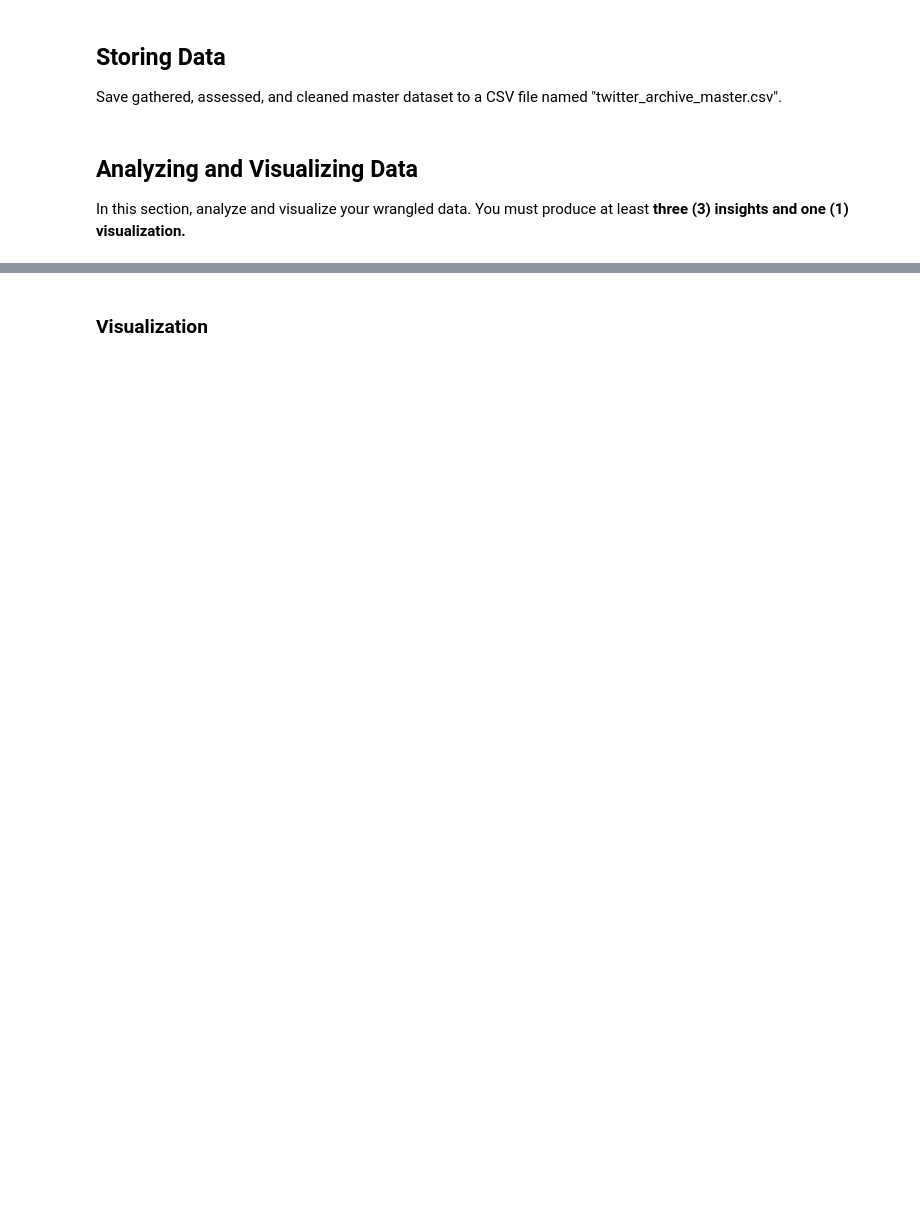
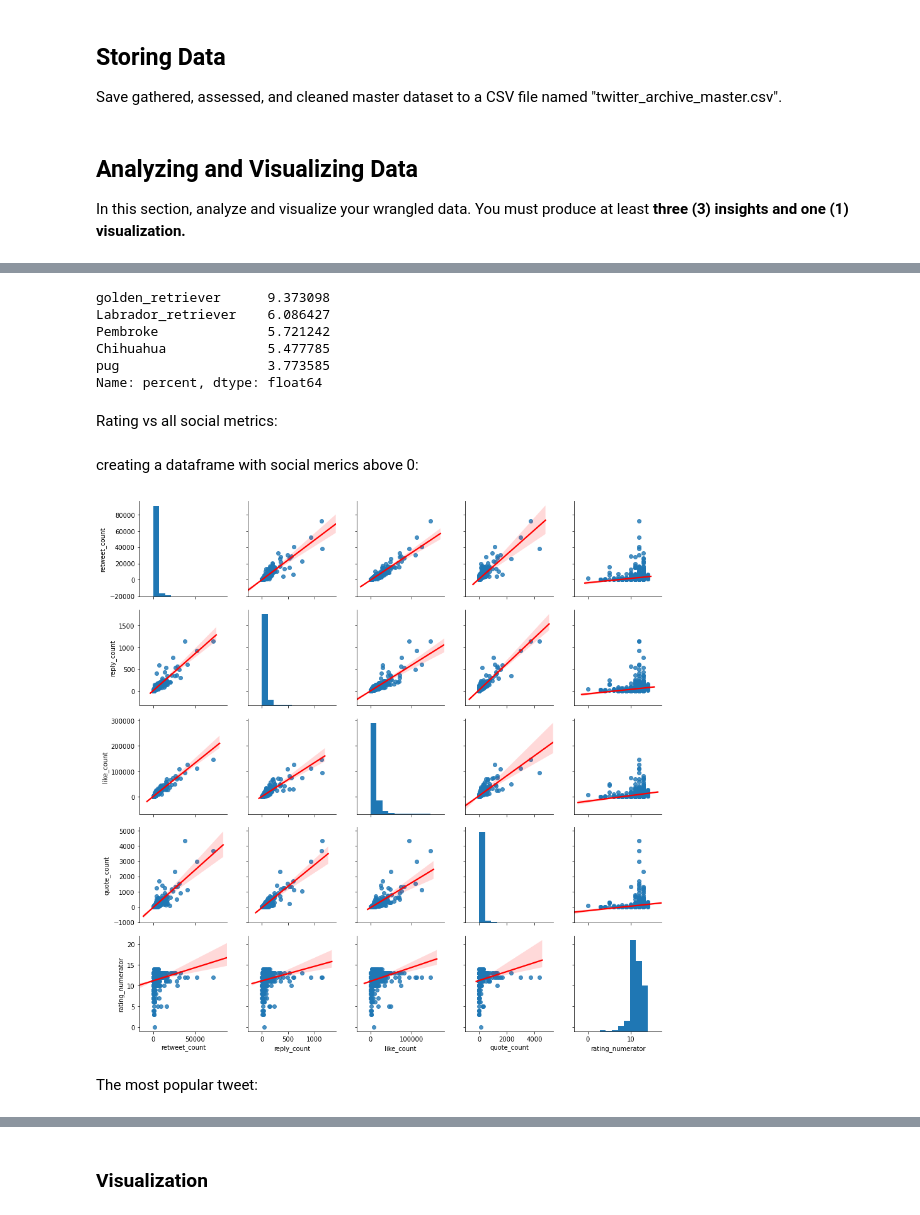
Before and after one commit to mikleg/Wrangle_analyse_data_WeRateDogs, a Jupyter notebook: wrangle_act.ipynb, the cells around one changed output, grey strips where cells are left out. Saved outputs shown, nothing was run; the diff lists cells and outputs as text; code cells hidden in the pictures; blank space fills up the shorter version.

```diff
--- a/wrangle_act.ipynb
+++ b/wrangle_act.ipynb
@@ -642,0 +737,13 @@ In this section, analyze and visualize your wrangled data. You must produce at l
+# %%
+top_10_breeds = (master_df['breed'].value_counts()).head(10).index
+all_breeds = (master_df['breed'].value_counts()).index
+# %%
+def top_breeds(p1 , top_b):
+    if p1 not in top_b:
+        rez = 'other'
+    else:
+        rez = p1
+    return(rez)
+# %%
+master_df['top_breeds'] = master_df.apply(lambda row: top_breeds(row['breed'], top_10_breeds), axis = 1)
+master_df['top_breeds'].value_counts()
@@ -642,0 +769,10 @@ In this section, analyze and visualize your wrangled data. You must produce at l
+# %%
+breeds_df['percent'] = breeds_df['breed'] / breeds_df['breed'].sum()*100
+breeds_df['percent'].head(5)
+# %% [output]
+golden_retriever      9.373098
+Labrador_retriever    6.086427
+Pembroke              5.721242
+Chihuahua             5.477785
+pug                   3.773585
+Name: percent, dtype: float64
@@ -642,0 +781,14 @@ In this section, analyze and visualize your wrangled data. You must produce at l
+# %% [markdown]
+Rating vs all social metrics:
+# %% [markdown]
+creating a dataframe with social merics above 0:
+# %%
+soc_metrics_above_0_df = master_df[(master_df['retweet_count'] > 0) | (master_df['reply_count'] > 0)
+                                   | (master_df['like_count'] > 0) | (master_df['quote_count'] > 0)]
+# %%
+sns.pairplot(soc_metrics_above_0_df[['retweet_count', 'reply_count', 'like_count' , 'quote_count'
+                                     , 'rating_numerator']], kind="reg", plot_kws={'line_kws':{'color':'red'}});
+# %% [output]
+[figure, added]
+# %% [markdown]
+The most popular tweet:
```
Also changed, not shown: parts of 78 cells of this notebook, 2 other files.
